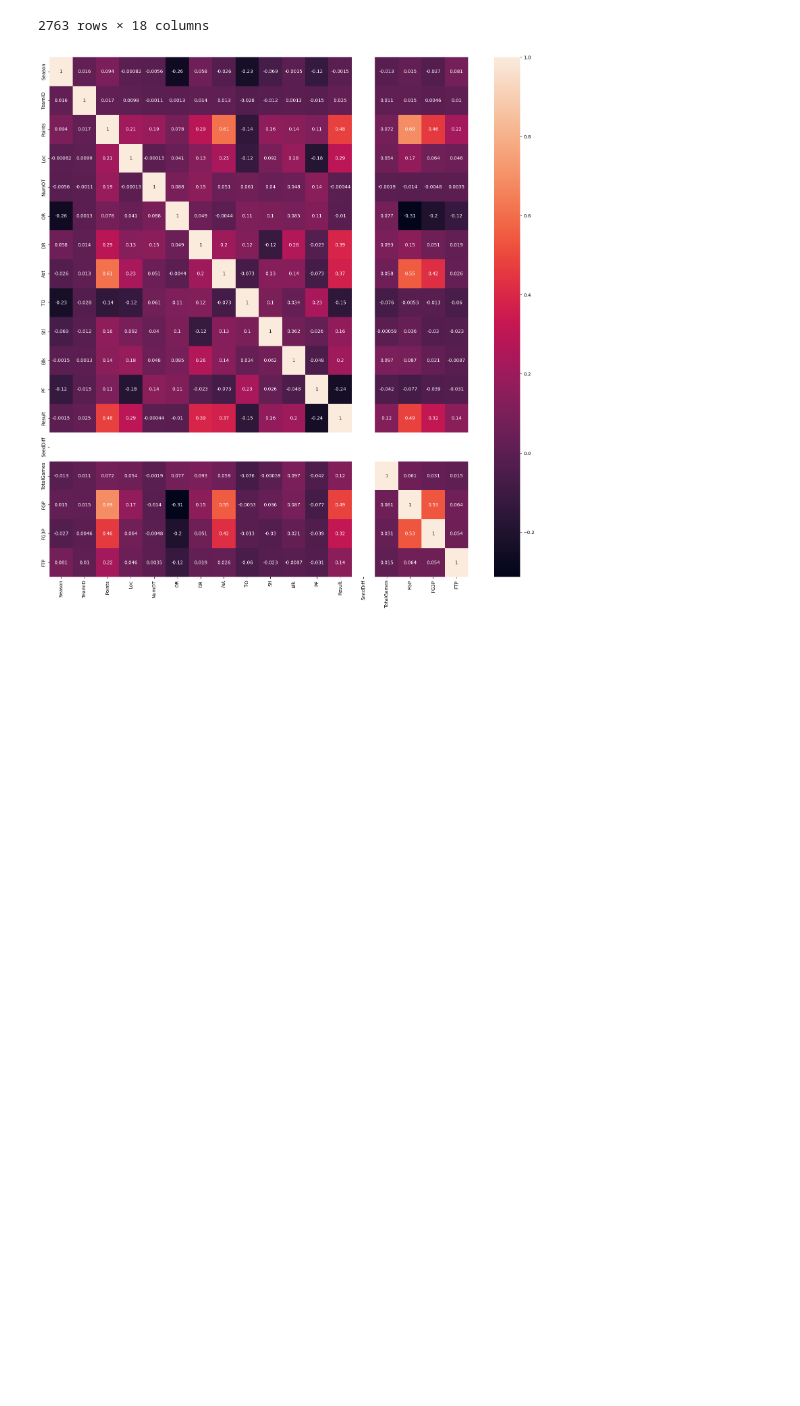
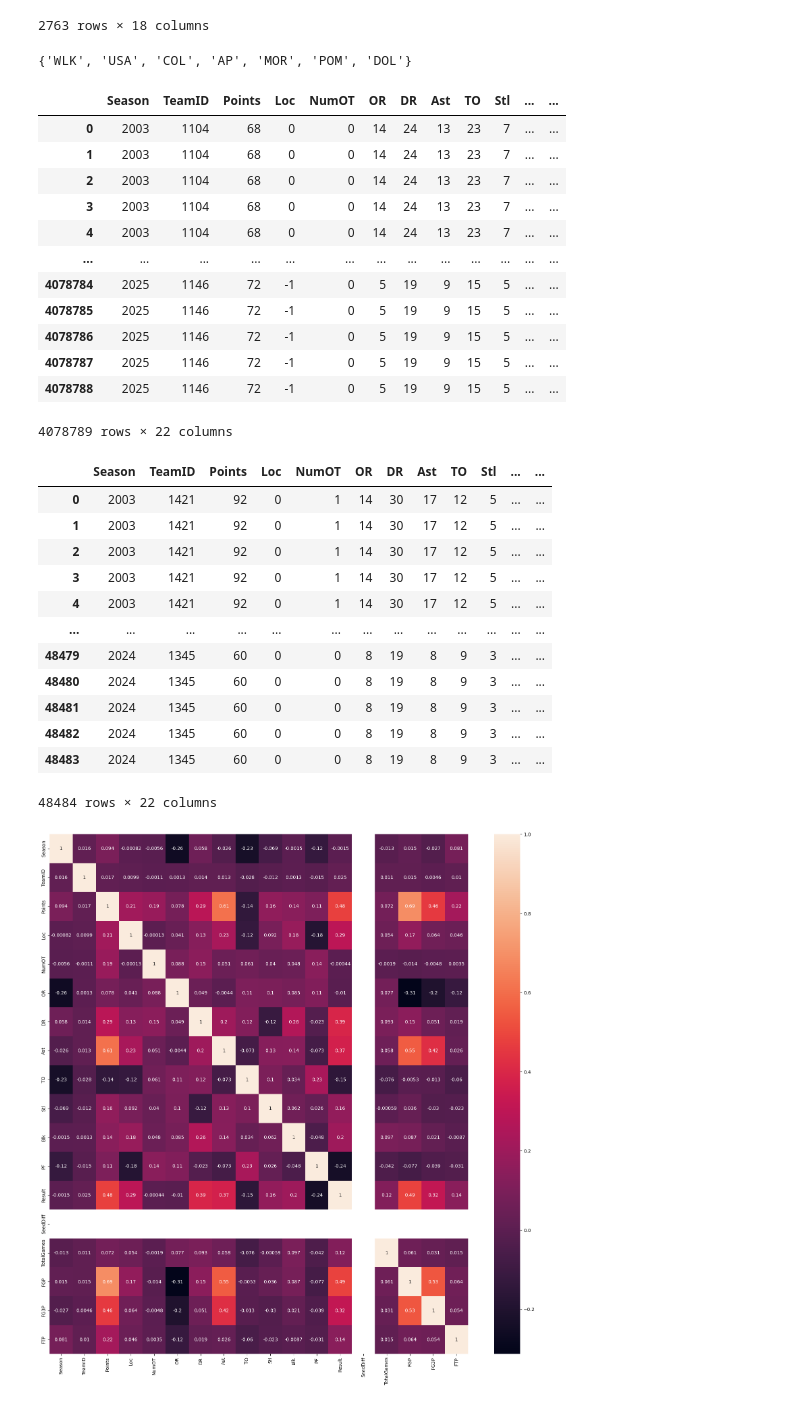
Before and after one commit to Raviteja-5976/Kaggle_Competition, a Jupyter notebook: d.ipynb, the cells around one changed output. Cells and saved outputs as stored; diff of their text form; code cells hidden in the pictures; blank space fills up the shorter version.

```diff
--- a/d.ipynb
+++ b/d.ipynb
@@ -477,6 +477,63 @@ display(FilteredTourneyTeams)
 | 2761 | 2024 | 1301 | 50 | 0 | 0 | 6 | 22 | 10 | 11 | 8 | 3 | ... |
 | 2762 | 2024 | 1345 | 60 | 0 | 0 | 8 | 19 | 8 | 9 | 3 | 3 | ... |
 2763 rows × 18 columns
+# %%
+# From MMasseyOrdinals what get the unique SystemName Values
+# print(MMasseyOrdinals['SystemName'].unique())
+
+# From MMasseyOrdinals get the unique SystemName Values which exits in all the seasons
+system_names = MMasseyOrdinals['SystemName'].unique()
+
+# Get all SystemNames which are present in all seasons
+for season in MMasseyOrdinals['Season'].unique():
+    system_names = set(MMasseyOrdinals[MMasseyOrdinals['Season'] == season]['SystemName']).intersection(system_names)
+
+
+
+print(system_names)
+
+# {'WLK', 'USA', 'COL', 'AP', 'MOR', 'POM', 'DOL'}
+# %% [output]
+{'WLK', 'USA', 'COL', 'AP', 'MOR', 'POM', 'DOL'}
+# %%
+# Now add a column called OrdinalRanking and fill the values in it based on POM_data with Season and TeamID
+def get_ranking(df):
+    return df.groupby(['Season', 'TeamID']).size().reset_index(name='OrdinalRanking')
+
+ranking = get_ranking(POM_data)
+
+FilteredRegularTeams = pd.merge(FilteredRegularTeams, ranking, on=['Season', 'TeamID'], how='left')
+FilteredTourneyTeams = pd.merge(FilteredTourneyTeams, ranking, on=['Season', 'TeamID'], how='left')
+
+display(FilteredRegularTeams)
+display(FilteredTourneyTeams)
+# %% [output]
+|  | Season | TeamID | Points | Loc | NumOT | OR | DR | Ast | TO | Stl | ... | ... |
+| 0 | 2003 | 1104 | 68 | 0 | 0 | 14 | 24 | 13 | 23 | 7 | ... | ... |
+| 1 | 2003 | 1104 | 68 | 0 | 0 | 14 | 24 | 13 | 23 | 7 | ... | ... |
+| 2 | 2003 | 1104 | 68 | 0 | 0 | 14 | 24 | 13 | 23 | 7 | ... | ... |
+| 3 | 2003 | 1104 | 68 | 0 | 0 | 14 | 24 | 13 | 23 | 7 | ... | ... |
+| 4 | 2003 | 1104 | 68 | 0 | 0 | 14 | 24 | 13 | 23 | 7 | ... | ... |
+| ... | ... | ... | ... | ... | ... | ... | ... | ... | ... | ... | ... | ... |
+| 4078784 | 2025 | 1146 | 72 | -1 | 0 | 5 | 19 | 9 | 15 | 5 | ... | ... |
+| 4078785 | 2025 | 1146 | 72 | -1 | 0 | 5 | 19 | 9 | 15 | 5 | ... | ... |
+| 4078786 | 2025 | 1146 | 72 | -1 | 0 | 5 | 19 | 9 | 15 | 5 | ... | ... |
+| 4078787 | 2025 | 1146 | 72 | -1 | 0 | 5 | 19 | 9 | 15 | 5 | ... | ... |
+| 4078788 | 2025 | 1146 | 72 | -1 | 0 | 5 | 19 | 9 | 15 | 5 | ... | ... |
+4078789 rows × 22 columns
+|  | Season | TeamID | Points | Loc | NumOT | OR | DR | Ast | TO | Stl | ... | ... |
+| 0 | 2003 | 1421 | 92 | 0 | 1 | 14 | 30 | 17 | 12 | 5 | ... | ... |
+| 1 | 2003 | 1421 | 92 | 0 | 1 | 14 | 30 | 17 | 12 | 5 | ... | ... |
+| 2 | 2003 | 1421 | 92 | 0 | 1 | 14 | 30 | 17 | 12 | 5 | ... | ... |
+| 3 | 2003 | 1421 | 92 | 0 | 1 | 14 | 30 | 17 | 12 | 5 | ... | ... |
+| 4 | 2003 | 1421 | 92 | 0 | 1 | 14 | 30 | 17 | 12 | 5 | ... | ... |
+| ... | ... | ... | ... | ... | ... | ... | ... | ... | ... | ... | ... | ... |
+| 48479 | 2024 | 1345 | 60 | 0 | 0 | 8 | 19 | 8 | 9 | 3 | ... | ... |
+| 48480 | 2024 | 1345 | 60 | 0 | 0 | 8 | 19 | 8 | 9 | 3 | ... | ... |
+| 48481 | 2024 | 1345 | 60 | 0 | 0 | 8 | 19 | 8 | 9 | 3 | ... | ... |
+| 48482 | 2024 | 1345 | 60 | 0 | 0 | 8 | 19 | 8 | 9 | 3 | ... | ... |
+| 48483 | 2024 | 1345 | 60 | 0 | 0 | 8 | 19 | 8 | 9 | 3 | ... | ... |
+48484 rows × 22 columns
 # %%
 #Check the corelation between columns in FilteredRegularTeams and FilteredTourneyTeams
 plt.figure(figsize=(20, 20))
```
Also changed, not shown: parts of 5 cells of this notebook, 3 other files.
